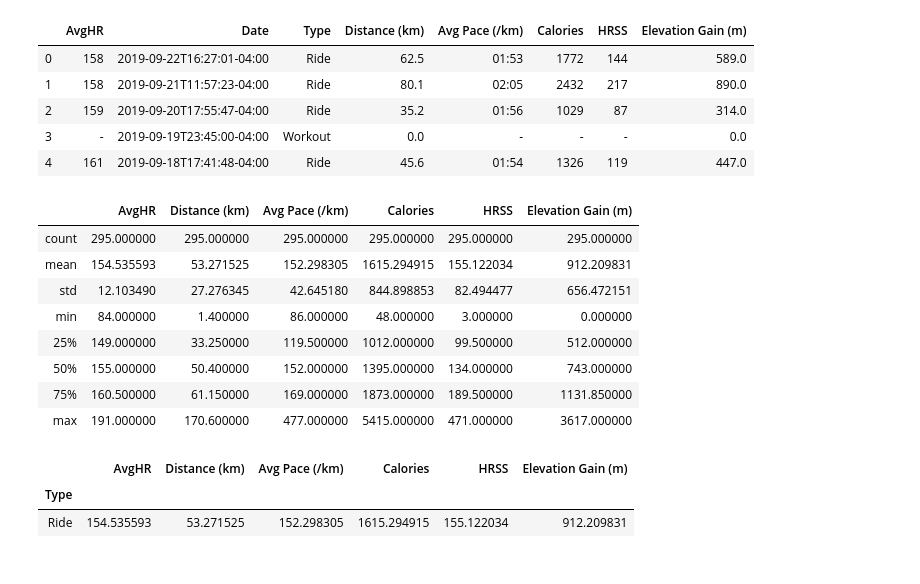
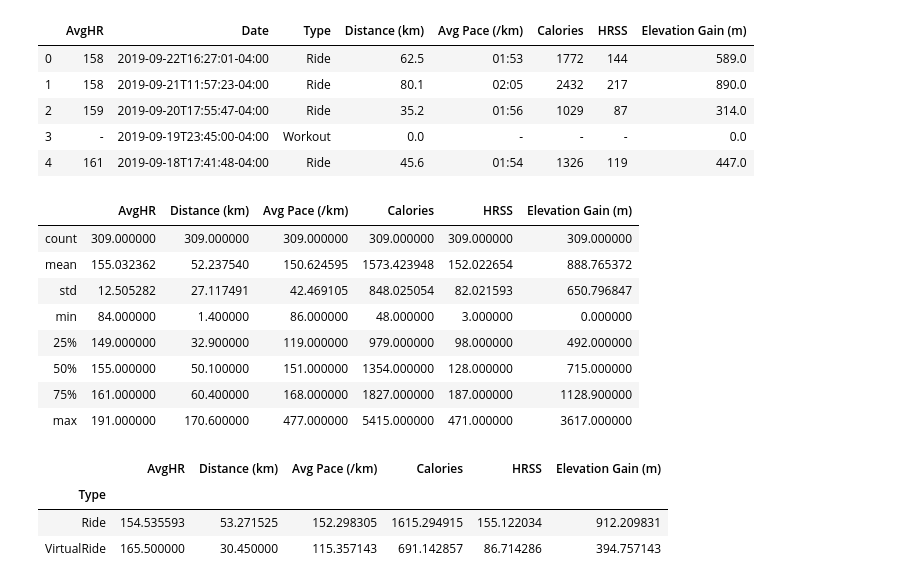
Before and after one commit to PWilliams520/Workout_Prediction, a Jupyter notebook: DMProject.ipynb, the cells around one changed output. Cells and saved outputs as stored; diff of their text form; code cells hidden in the pictures.

```diff
--- a/DMProject.ipynb
+++ b/DMProject.ipynb
@@ -37,37 +37,39 @@ df.head()
 | 3 | - | 2019-09-19T23:45:00-04:00 | Workout | 0.0 | - | - | - | 0.0 |
 | 4 | 161 | 2019-09-18T17:41:48-04:00 | Ride | 45.6 | 01:54 | 1326 | 119 | 447.0 |
 # %%
+# Define features and preprocess data for final dataset
 from dateutil.parser import parse
 df = df[df.AvgHR != '-']
-df = df[df.Type == 'Ride']
+types = ['Ride', 'VirtualRide']
+df = df[df.Type.isin(types)]
 
 df = df.reset_index(drop=True)
 
 df["AvgHR"] = pd.to_numeric(df["AvgHR"])
 df["Calories"] = pd.to_numeric(df["Calories"])
 df["HRSS"] = pd.to_numeric(df["HRSS"])
 df.head()
 for i in range(df.shape[0]):
     #print('done')
     #print(df.loc[i,'Avg Pace (/km)'])
     (m, s) = str(df.loc[i,'Avg Pace (/km)']).split(':')
     df.loc[i,'Avg Pace (/km)']= (int(m) * 60) + int(s)
     dt = parse(df.loc[i,'Date'])
     df.loc[i,'Date'] = dt.date()
     df.loc[i,'Time'] = dt.time()
 
 df['Avg Pace (/km)'] = pd.to_numeric(df['Avg Pace (/km)'])
 
 df.describe()
 # %% [output]
 |  | AvgHR | Distance (km) | Avg Pace (/km) | Calories | HRSS | Elevation Gain (m) |
-| count | 295.000000 | 295.000000 | 295.000000 | 295.000000 | 295.000000 | 295.000000 |
-| mean | 154.535593 | 53.271525 | 152.298305 | 1615.294915 | 155.122034 | 912.209831 |
-| std | 12.103490 | 27.276345 | 42.645180 | 844.898853 | 82.494477 | 656.472151 |
+| count | 309.000000 | 309.000000 | 309.000000 | 309.000000 | 309.000000 | 309.000000 |
+| mean | 155.032362 | 52.237540 | 150.624595 | 1573.423948 | 152.022654 | 888.765372 |
+| std | 12.505282 | 27.117491 | 42.469105 | 848.025054 | 82.021593 | 650.796847 |
 | min | 84.000000 | 1.400000 | 86.000000 | 48.000000 | 3.000000 | 0.000000 |
-| 25% | 149.000000 | 33.250000 | 119.500000 | 1012.000000 | 99.500000 | 512.000000 |
-| 50% | 155.000000 | 50.400000 | 152.000000 | 1395.000000 | 134.000000 | 743.000000 |
-| 75% | 160.500000 | 61.150000 | 169.000000 | 1873.000000 | 189.500000 | 1131.850000 |
+| 25% | 149.000000 | 32.900000 | 119.000000 | 979.000000 | 98.000000 | 492.000000 |
+| 50% | 155.000000 | 50.100000 | 151.000000 | 1354.000000 | 128.000000 | 715.000000 |
+| 75% | 161.000000 | 60.400000 | 168.000000 | 1827.000000 | 187.000000 | 1128.900000 |
 | max | 191.000000 | 170.600000 | 477.000000 | 5415.000000 | 471.000000 | 3617.000000 |
 # %%
 df.groupby(['Type']).mean()
@@ -75,3 +77,4 @@ df.groupby(['Type']).mean()
 |  | AvgHR | Distance (km) | Avg Pace (/km) | Calories | HRSS | Elevation Gain (m) |
 | Type |  |  |  |  |  |  |
 | Ride | 154.535593 | 53.271525 | 152.298305 | 1615.294915 | 155.122034 | 912.209831 |
+| VirtualRide | 165.500000 | 30.450000 | 115.357143 | 691.142857 | 86.714286 | 394.757143 |
```
Also changed, not shown: parts of 17 cells of this notebook.
